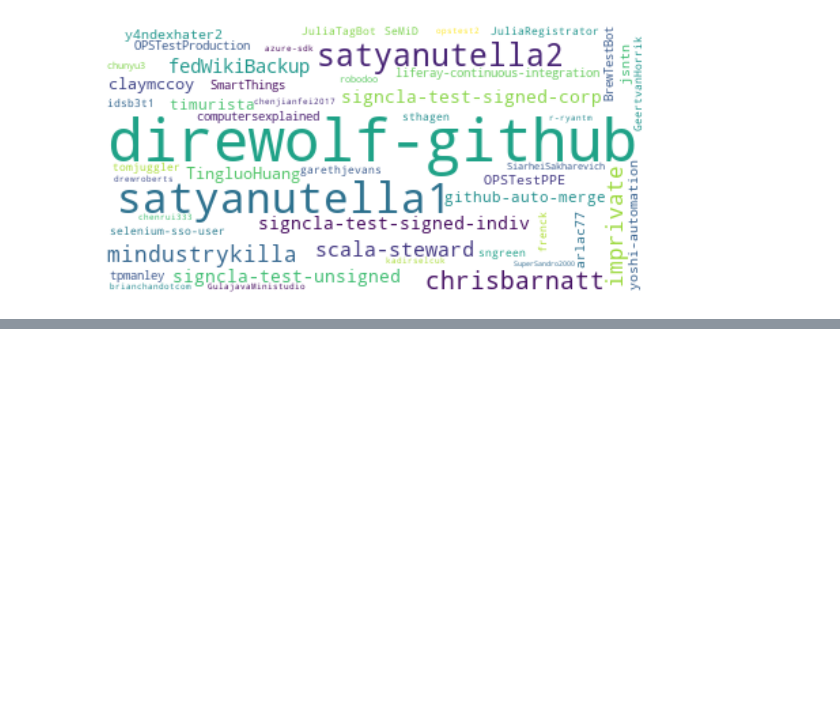
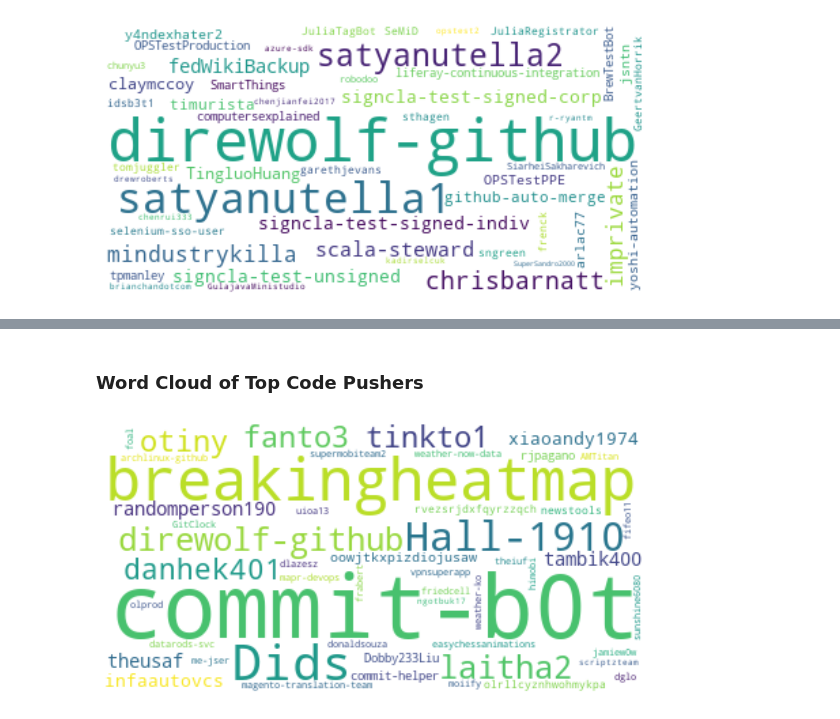
Before and after one commit to fidapco/notebooks, a Jupyter notebook: github_analysis.ipynb, the cells around one changed output, grey strips where cells are left out. Drawn from its saved outputs; the diff is of its cells as text; code cells hidden in the pictures; blank space fills up the shorter version.

Commit message:
Git Hub Notebook Additions
Added check for top pushers, top PRs

```diff
--- a/github_analysis.ipynb
+++ b/github_analysis.ipynb
@@ -47,0 +72,2 @@ plt.show()
+# %%
+users_pushes = fidap.sql("""select count(*) as number_of_pushes, "username" from "FIDAP_DATA_SOURCES"."FIDAP_SCHEMA"."github" where "type" = 'PushEvent' and "username" not like '%bot%' and "username" not like '%Bot%' group by "username" order by number_of_pushes desc;""")
@@ -47,0 +85,14 @@ plt.show()
+# %% [markdown]
+### Word Cloud of Top Code Pushers
+# %%
+values = {}
+for count, user in users_pushes.values:
+    values[user] = count
+wordcloud = WordCloud(max_font_size=100, max_words=50, background_color="white")
+wordcloud.generate_from_frequencies(frequencies=values)
+plt.figure(figsize=(10,5))
+plt.imshow(wordcloud, interpolation="bilinear")
+plt.axis("off")
+plt.show()
+# %% [output]
+[figure, added]
```
Also changed, not shown: parts of 10 cells of this notebook.
